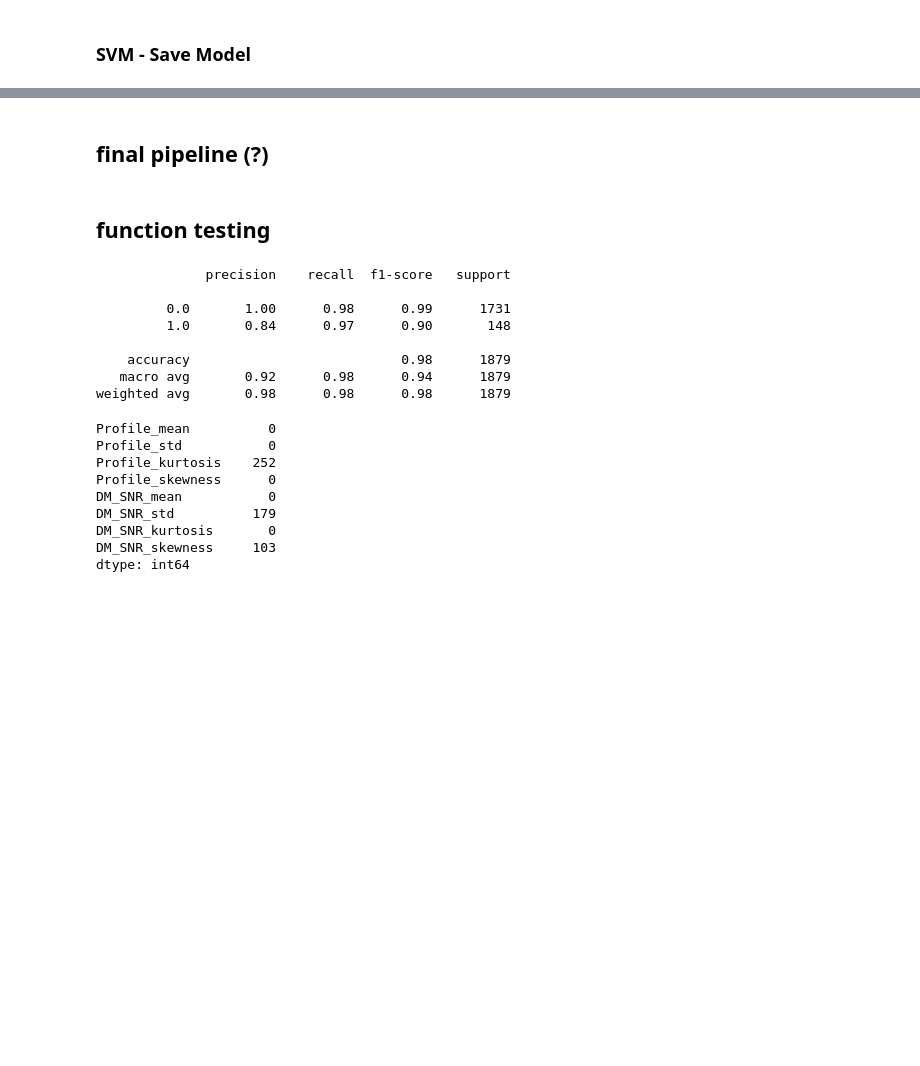
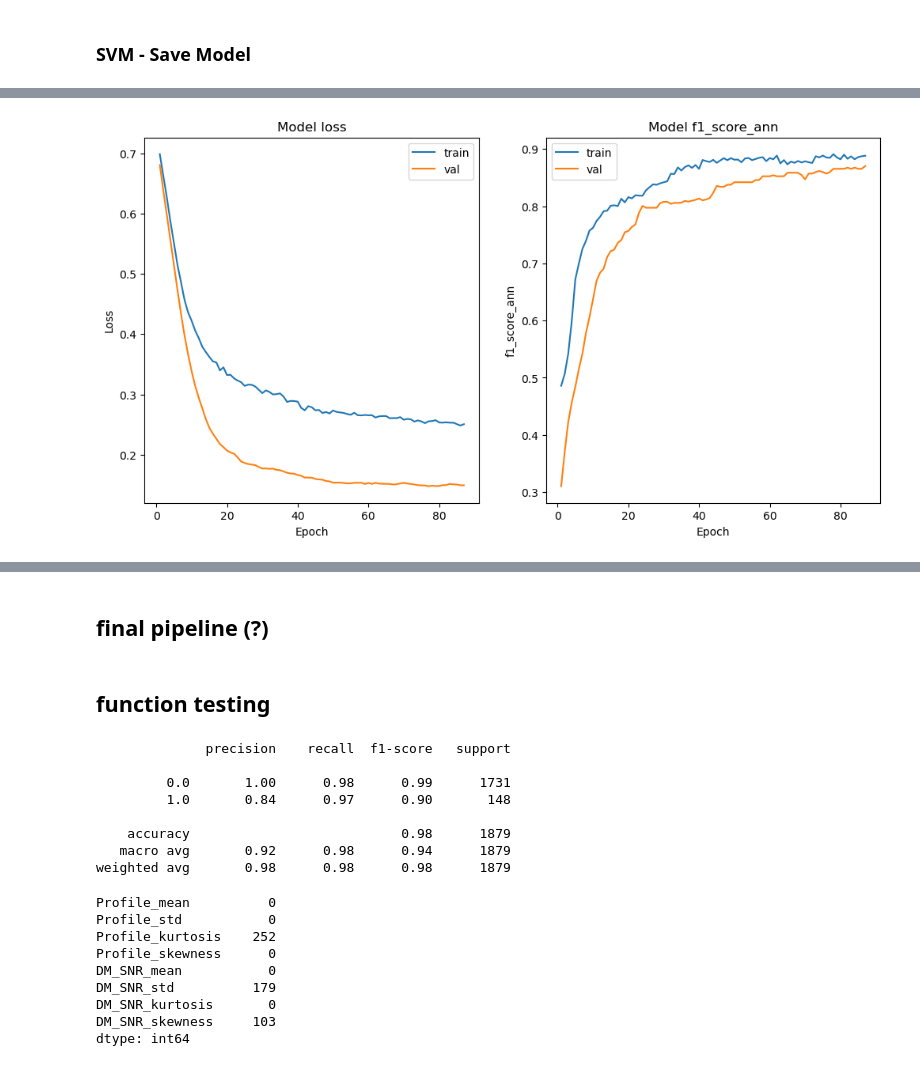
Before and after one commit to daistmarco/PredictingPulsarStar, a Jupyter notebook: PredictingPulsarStar-combined.ipynb, the cells around one changed output, grey strips where cells are left out. Drawn from its saved outputs; the diff is of its cells as text; code cells hidden in the pictures; blank space fills up the shorter version.

```diff
--- a/PredictingPulsarStar-combined.ipynb
+++ b/PredictingPulsarStar-combined.ipynb
@@ -1153,0 +832,83 @@ pd.DataFrame(model_results)
+# %%
+# Sets all random seeds for the program (Python, NumPy, and TensorFlow)
+tf.keras.utils.set_random_seed(42)
+
+#dropout rate for dropout layers
+dropout_rate = 0.5
+
+# define model
+model_ann = Sequential()
+
+# define hidden layers
+hidden_1 = Dense(units=8, activation='relu', input_dim=X_train_sampled.shape[1])
+hidden_2 = Dense(units=8, activation='relu')
+
+# define the dropout layers
+dropout_1 = Dropout(rate=dropout_rate, seed=42)
+dropout_2 = Dropout(rate=dropout_rate, seed=42)
+
+# define output layer
+output_layer  = Dense(units=1, activation='sigmoid')
+
+# add layers
+model_ann.add(hidden_1)
+model_ann.add(dropout_1)
+model_ann.add(hidden_2)
+model_ann.add(dropout_2)
+model_ann.add(output_layer)
+
+#-----------------------------------------------------------------------------------------
+# Optimizer
+adam_custom = Adam(learning_rate=0.0005) # deafult 0.001
+
+#-----------------------------------------------------------------------------------------
+# compile model
+
+model_ann.compile(optimizer=adam_custom, loss='binary_crossentropy', metrics=[f1_score_ann])
+
+#---------------------------------------------------------------------------------------------
+# early stopping for regularization
+early_stop = EarlyStopping(monitor='val_loss', min_delta=1e-6, patience=10)
+
+# train model
+hist_ann = model_ann.fit(X_train_sampled,
+                         y_train_sampled,
+                         epochs=100,
+                         batch_size=512,
+                         verbose=0,
+                         callbacks=[early_stop],
+                         validation_data=(X_val_scaled, y_val))
+
+# plot loss function and score of used metrics ---------------------------------------------------
+
+# define figure and axes
+fig, axs = plt.subplots(ncols=2, figsize=(12,6))
+
+# plot training & validation loss values
+axs[0].plot(range(1, len(hist_ann.history['loss']) + 1), hist_ann.history['loss'])
+axs[0].plot(range(1, len(hist_ann.history['val_loss']) + 1), hist_ann.history['val_loss'])
+axs[0].set(title='Model loss', ylabel='Loss', xlabel='Epoch')
+axs[0].legend(['train', 'val'])
+
+# plot training & validation metric score values
+axs[1].plot(range(1, len(hist_ann.history[model_ann.metrics_names[1]]) + 1), hist_ann.history[model_ann.metrics_names[1]])
+axs[1].plot(range(1, len(hist_ann.history['val_' + model_ann.metrics_names[1]]) + 1), hist_ann.history['val_' + model_ann.metrics_names[1]])
+axs[1].set(title='Model ' + model_ann.metrics_names[1], ylabel=model_ann.metrics_names[1], xlabel='Epoch')
+axs[1].legend(['train', 'val'], loc='upper left')
+
+# predict and print results --------------------------------------------------------------
+y_pred = (model_ann.predict(X_test_scaled) > 0.5).astype('int8')
+y_pred_proba = model_ann.predict(X_test_scaled)
+
+y_true = y_test
+
+#print(classification_report(y_true, y_pred))
+
+#evaluate
+print('Evaluation-----------------')
+print('Recall :', recall_score(y_true, y_pred))
+print('Precision :', precision_score(y_true, y_pred))
+print('F1 :', f1_score(y_true, y_pred))
+print('Accuracy :', accuracy_score(y_true, y_pred))
+print('ROC_AUC :', roc_auc_score(y_true, y_pred_proba))
+# %% [output]
@@ -1153,0 +923 @@ pd.DataFrame(model_results)
+[figure, added]
```
Also changed, not shown: parts of 39 cells of this notebook.
